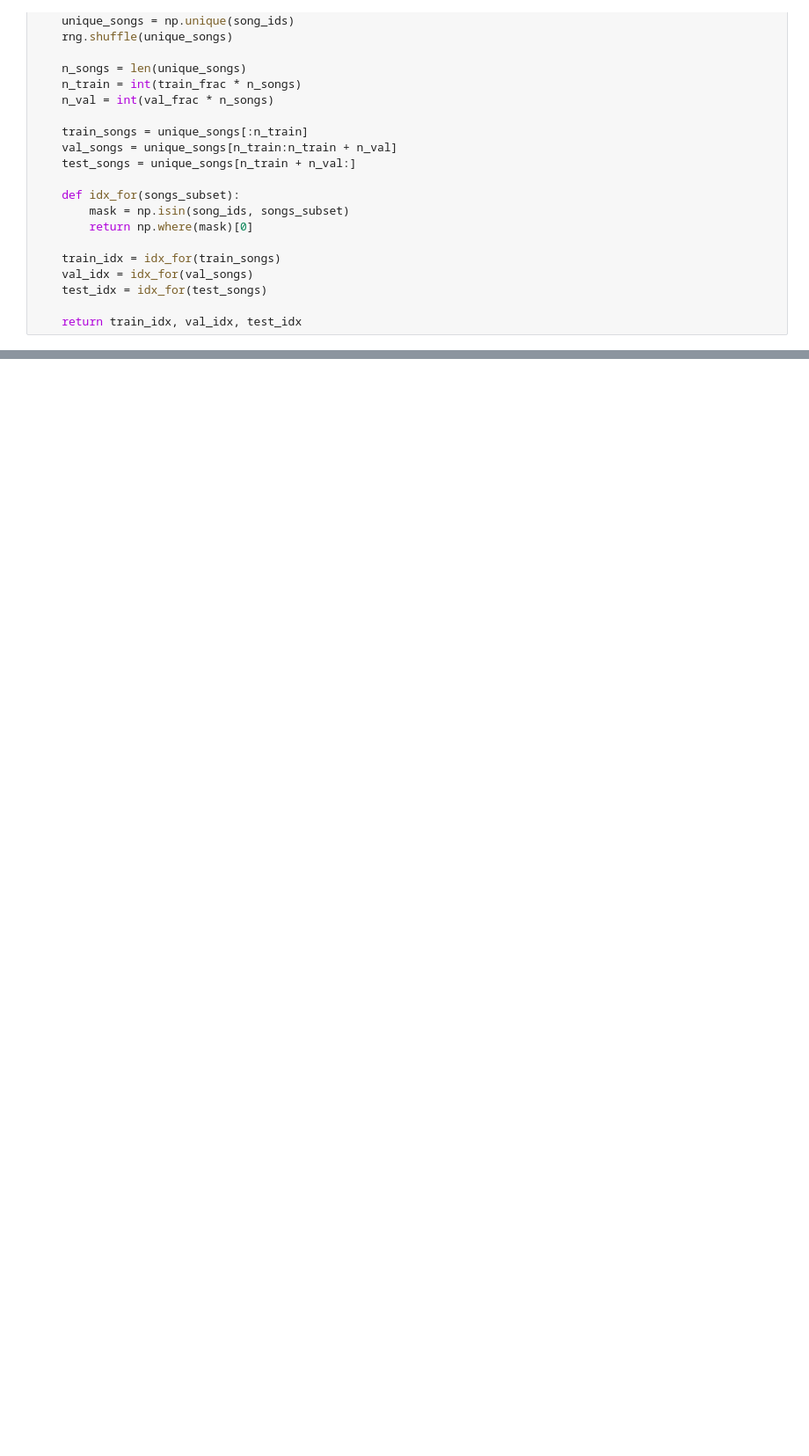
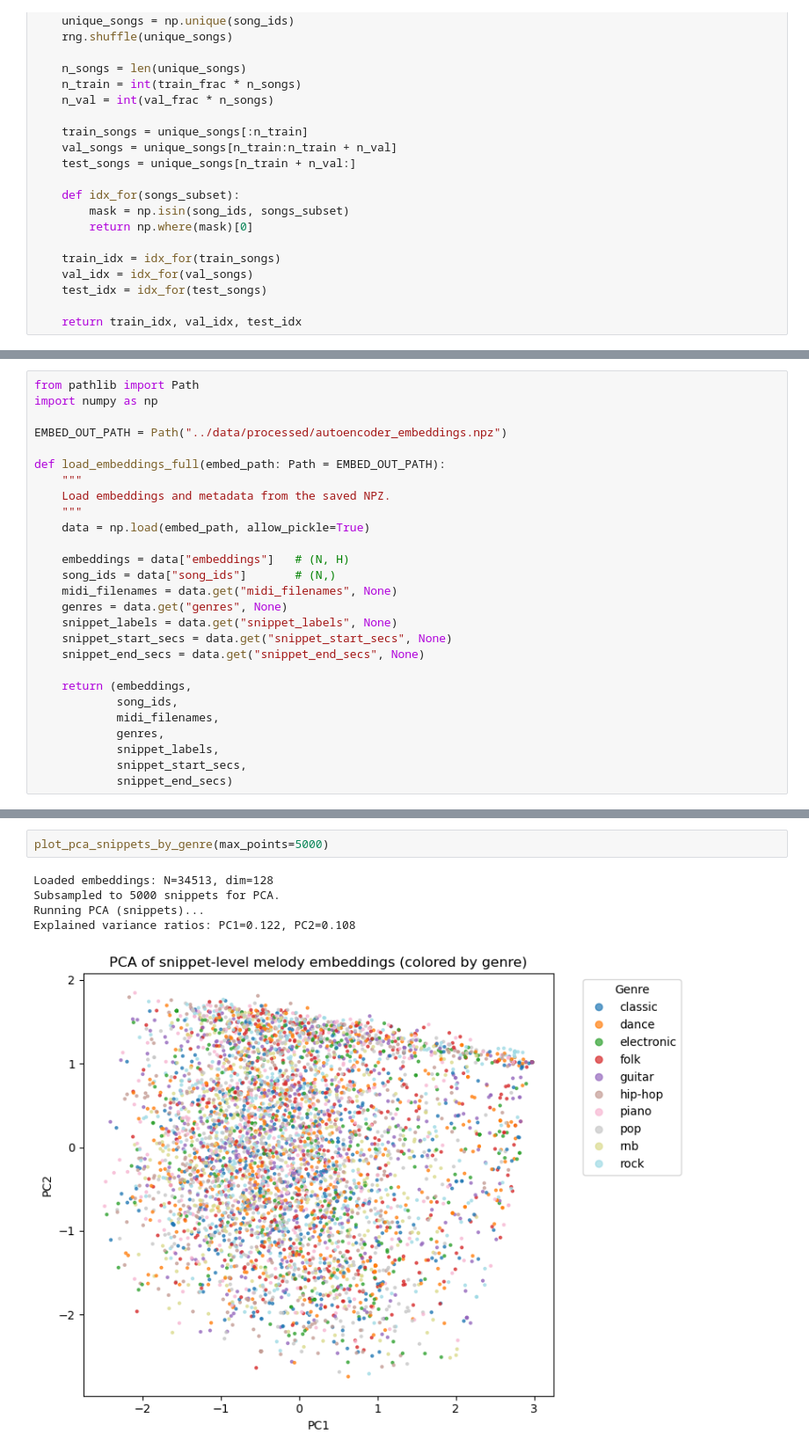
Before and after one commit to ritwikgarg/CS-441-Applied-ML-Project, a Jupyter notebook: notebooks/autoencoder_embeddings.ipynb, the cells around one changed output, grey strips where cells are left out. Shown at 88% size. Drawn from its saved outputs; the diff is of its cells as text; blank space fills up the shorter version.

```diff
--- a/notebooks/autoencoder_embeddings.ipynb
+++ b/notebooks/autoencoder_embeddings.ipynb
@@ -352,0 +399,27 @@ plt.show()
+# %%
+from pathlib import Path
+import numpy as np
+
+EMBED_OUT_PATH = Path("../data/processed/autoencoder_embeddings.npz")
+
+def load_embeddings_full(embed_path: Path = EMBED_OUT_PATH):
+    """
+    Load embeddings and metadata from the saved NPZ.
+    """
+    data = np.load(embed_path, allow_pickle=True)
+
+    embeddings = data["embeddings"]   # (N, H)
+    song_ids = data["song_ids"]       # (N,)
+    midi_filenames = data.get("midi_filenames", None)
+    genres = data.get("genres", None)
+    snippet_labels = data.get("snippet_labels", None)
+    snippet_start_secs = data.get("snippet_start_secs", None)
+    snippet_end_secs = data.get("snippet_end_secs", None)
+
+    return (embeddings,
+            song_ids,
+            midi_filenames,
+            genres,
+            snippet_labels,
+            snippet_start_secs,
+            snippet_end_secs)
@@ -352,0 +490,8 @@ plt.show()
+# %%
+plot_pca_snippets_by_genre(max_points=5000)
+# %% [output]
+Loaded embeddings: N=34513, dim=128
+Subsampled to 5000 snippets for PCA.
+Running PCA (snippets)...
+Explained variance ratios: PC1=0.122, PC2=0.108
+[figure, added]
```
Also changed, not shown: parts of 24 cells of this notebook, 14 other files.
